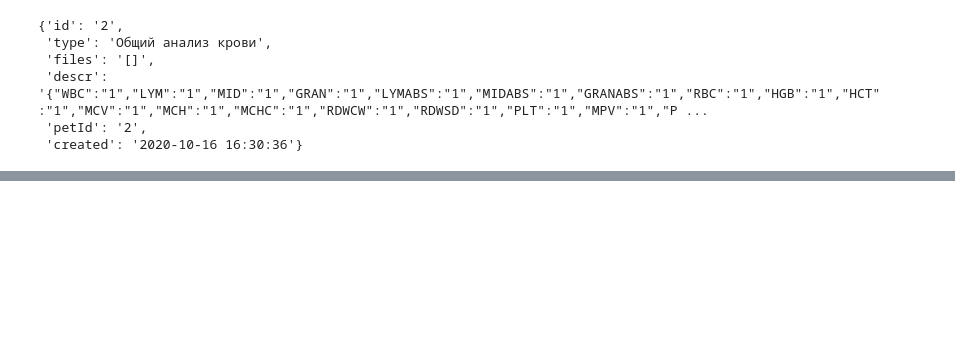
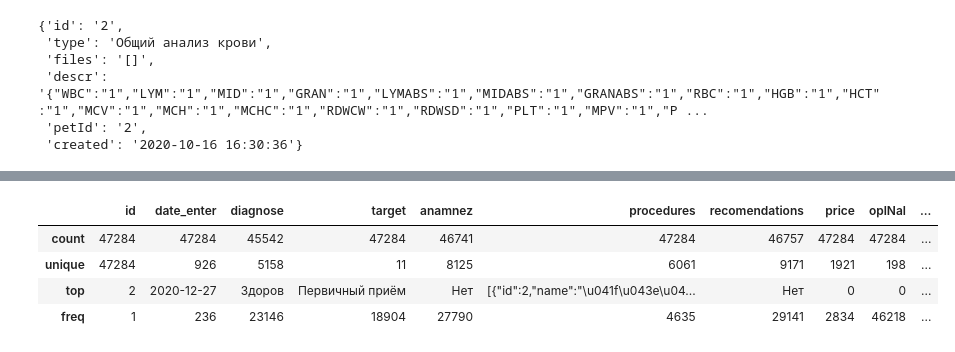
Before and after one commit to PaaAngk/VKR-Vet-app, a Jupyter notebook: portDB.ipynb, the cells around one changed output, grey strips where cells are left out. Cells and saved outputs as stored; diff of their text form; code cells hidden in the pictures; blank space fills up the shorter version.

```diff
--- a/portDB.ipynb
+++ b/portDB.ipynb
@@ -589,0 +608,8 @@ with conn:
+# %%
+df.describe()
+# %% [output]
+|  | id | date_enter | diagnose | target | anamnez | procedures | recomendations | price | oplNal | ... |
+| count | 47284 | 47284 | 45542 | 47284 | 46741 | 47284 | 46757 | 47284 | 47284 | ... |
+| unique | 47284 | 926 | 5158 | 11 | 8125 | 6061 | 9171 | 1921 | 198 | ... |
+| top | 2 | 2020-12-27 | Здоров | Первичный приём | Нет | [{"id":2,"name":"\u041f\u043e\u04... | Нет | 0 | 0 | ... |
+| freq | 1 | 236 | 23146 | 18904 | 27790 | 4635 | 29141 | 2834 | 46218 | ... |
```
Also changed, not shown: parts of 21 cells of this notebook, 42 other files.
